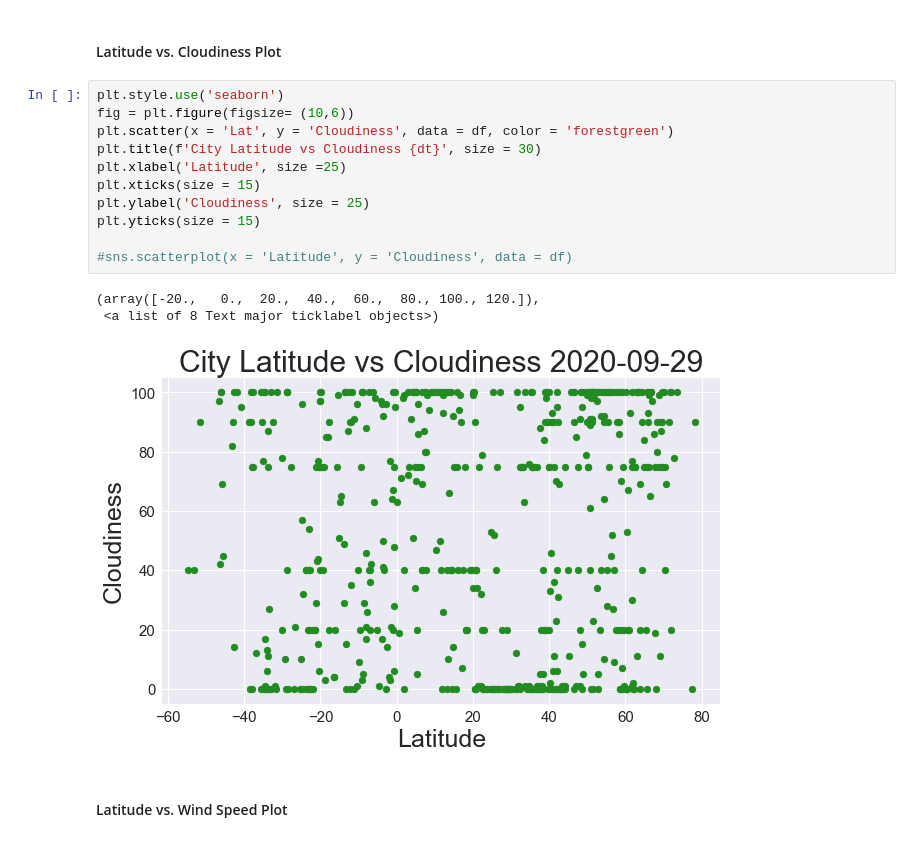
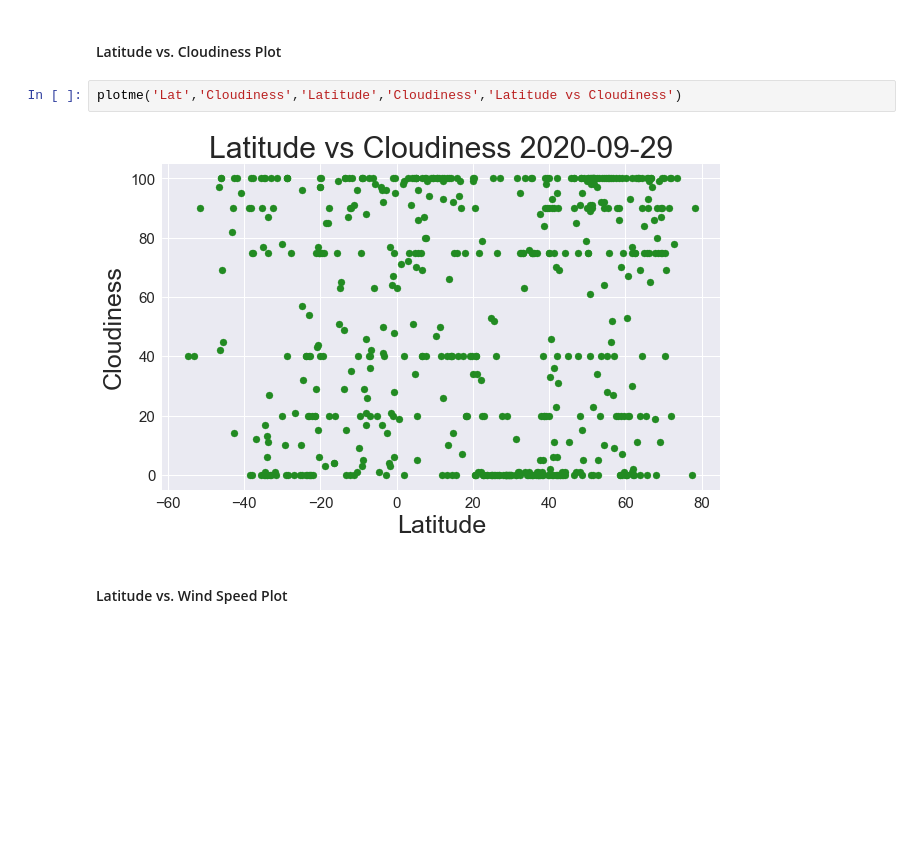
Before and after one commit to ppages01/python_api_weather, a Jupyter notebook: WeatherPy.ipynb, the cells around one changed output. Drawn from its saved outputs; the diff is of its cells as text; blank space fills up the shorter version.

```diff
--- a/WeatherPy.ipynb
+++ b/WeatherPy.ipynb
@@ -231,19 +223,8 @@ plt.yticks(size = 15)
 # %% [markdown]
 #### Latitude vs. Cloudiness Plot
-# %%
-plt.style.use('seaborn')
-fig = plt.figure(figsize= (10,6))
-plt.scatter(x = 'Lat', y = 'Cloudiness', data = df, color = 'forestgreen')
-plt.title(f'City Latitude vs Cloudiness {dt}', size = 30)
-plt.xlabel('Latitude', size =25)
-plt.xticks(size = 15)
-plt.ylabel('Cloudiness', size = 25)
-plt.yticks(size = 15)
-
-#sns.scatterplot(x = 'Latitude', y = 'Cloudiness', data = df)
-# %% [output]
-(array([-20.,   0.,  20.,  40.,  60.,  80., 100., 120.]),
- <a list of 8 Text major ticklabel objects>)
-[figure, removed]
+# %%
+plotme('Lat','Cloudiness','Latitude','Cloudiness','Latitude vs Cloudiness')
+# %% [output]
+[figure, added]
 # %% [markdown]
 #### Latitude vs. Wind Speed Plot
```
Also changed, not shown: parts of 7 cells of this notebook.
